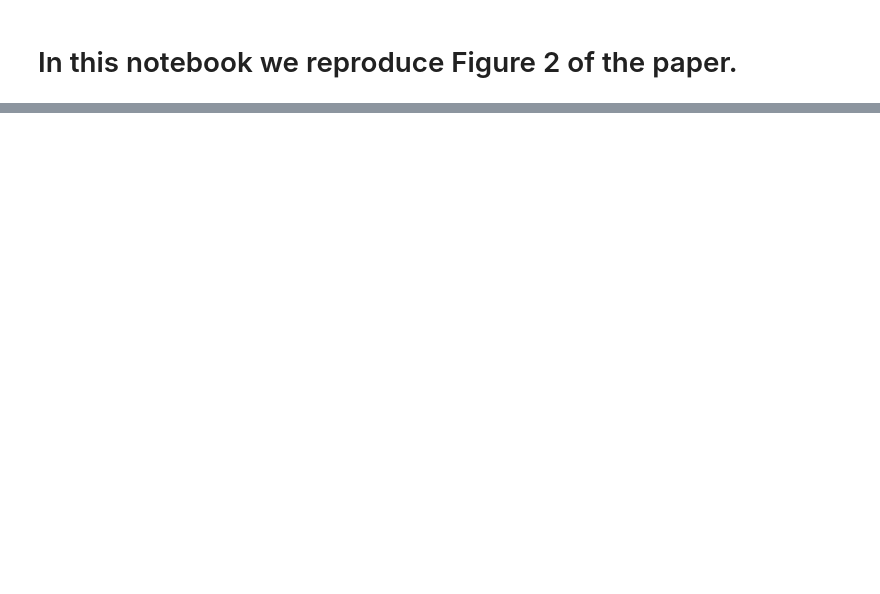
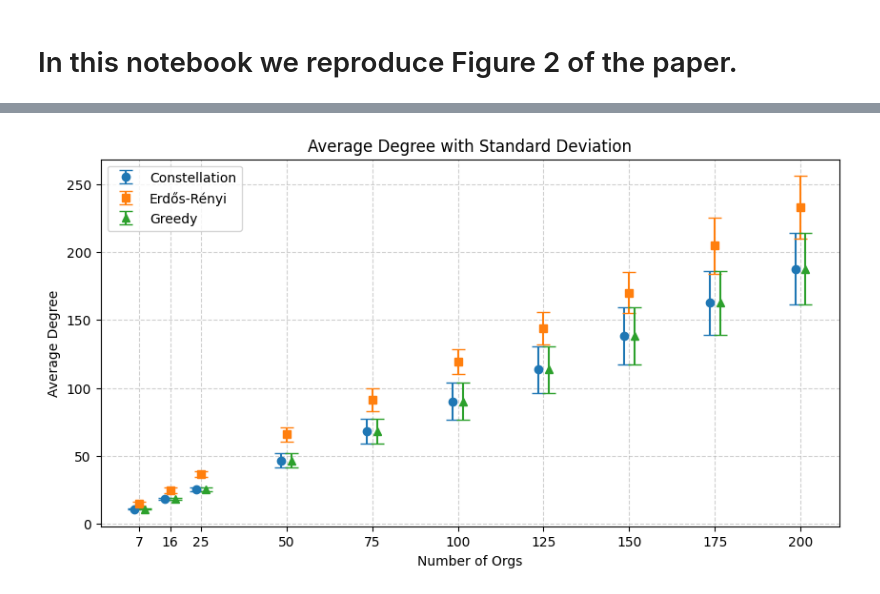
Before and after one commit to nano-o/python-fbas, a Jupyter notebook: python_fbas/constellation/figure2.ipynb, the cells around one changed output, grey strips where cells are left out. Saved outputs shown, nothing was run; the diff lists cells and outputs as text; code cells hidden in the pictures; blank space fills up the shorter version.

```diff
--- a/python_fbas/constellation/figure2.ipynb
+++ b/python_fbas/constellation/figure2.ipynb
@@ -101,12 +114,0 @@ KeyboardInterrupt:
-# %%
-# TODO: now we have multiple series...
-# print avg and variance of the degrees of the constellation overlays:
-avg_degree = sum(constellation_avg_degrees)/len(constellation_avg_degrees)
-variance = sum([(d - avg_degree)**2 for d in constellation_avg_degrees])/len(constellation_avg_degrees)
-median = sorted(constellation_avg_degrees)[len(constellation_avg_degrees)//2]
-print(avg_degree, variance, median)
-# print avg, variance, and median of the degrees of the Erdos-Renyi graphs:
-avg_degree = sum(erdos_avg_degrees)/len(erdos_avg_degrees)
-variance = sum([(d - avg_degree)**2 for d in erdos_avg_degrees])/len(erdos_avg_degrees)
-median = sorted(erdos_avg_degrees)[len(erdos_avg_degrees)//2]
-print(avg_degree, variance, median)
@@ -115,0 +115,84 @@ print(avg_degree, variance, median)
+# %%
+import matplotlib.pyplot as plt
+import numpy as np
+import statistics
+
+# Functions to compute different degree statistics
+def avg_degree(graph):
+    return sum([d for _, d in graph.degree()]) / len(graph)
+
+def median_degree(graph):
+    return statistics.median([d for _, d in graph.degree()])
+
+def max_degree(graph):
+    return max([d for _, d in graph.degree()])
+
+def avg_statistic(overlays, func):
+    return sum([func(graph) for graph in overlays]) / len(overlays)
+
+def median_statistic(overlays, func):
+    return statistics.median([func(graph) for graph in overlays])
+
+def stddev_statistic(overlays, func):
+    return statistics.stdev([func(graph) for graph in overlays])
+
+# Compute statistics for each number of organizations
+def compute_stats(data):
+    return {
+        n: [
+            avg_statistic(data[n], avg_degree),
+            median_statistic(data[n], median_degree),
+            avg_statistic(data[n], max_degree),
+            stddev_statistic(data[n], avg_degree),  # Stddev for mean plot
+            stddev_statistic(data[n], median_degree),  # Stddev for median plot
+            stddev_statistic(data[n], max_degree)  # Stddev for max plot
+        ] for n in NUM_ORGS_SEQUENCE
+    }
+
+# Compute data for both models
+constellation_data = compute_stats(constellation_overlays)
+erdos_renyi_data = compute_stats(erdos_renyi)
+greedy_data = compute_stats(greedy)
+
+# Extract data for plotting
+num_orgs = np.array(NUM_ORGS_SEQUENCE)
+
+# Plot function
+def plot_data(stat_index, ylabel, title):
+    # Extract statistics
+    constellation_means = [constellation_data[n][stat_index] for n in num_orgs]
+    constellation_stddevs = [constellation_data[n][stat_index + 3] for n in num_orgs]
+    erdos_renyi_means = [erdos_renyi_data[n][stat_index] for n in num_orgs]
+    erdos_renyi_stddevs = [erdos_renyi_data[n][stat_index + 3] for n in num_orgs]
+    greedy_means = [greedy_data[n][stat_index] for n in num_orgs]
+    greedy_stddevs = [greedy_data[n][stat_index + 3] for n in num_orgs]
+
+    # Offset for separation
+    offset = 1.5
+    x_constellation = num_orgs - offset
+    x_erdos_renyi = num_orgs
+    x_greedy = num_orgs + offset
+
+    # Create the plot
+    plt.figure(figsize=(10, 5))
+    plt.errorbar(x_constellation, constellation_means, yerr=constellation_stddevs, fmt='o', label='Constellation', capsize=5)
+    plt.errorbar(x_erdos_renyi, erdos_renyi_means, yerr=erdos_renyi_stddevs, fmt='s', label='Erdős-Rényi', capsize=5)
+    plt.errorbar(x_greedy, greedy_means, yerr=greedy_stddevs, fmt='^', label='Greedy', capsize=5)
+
+    # Labels and legend
+    plt.xlabel("Number of Orgs")
+    plt.ylabel(ylabel)
+    plt.title(title)
+    plt.xticks(num_orgs)
+    plt.legend()
+    plt.grid(True, linestyle='--', alpha=0.6)
+
+    # Show the plot
+    plt.show()
+
+# Generate three plots: Mean, Median, Max Degree
+plot_data(0, "Average Degree", "Average Degree with Standard Deviation")
+plot_data(1, "Median Degree", "Median Degree with Standard Deviation")
+plot_data(2, "Max Degree", "Max Degree with Standard Deviation")
+# %% [output]
+[figure, added]
```
Also changed, not shown: parts of 4 cells of this notebook, 1 other file.
